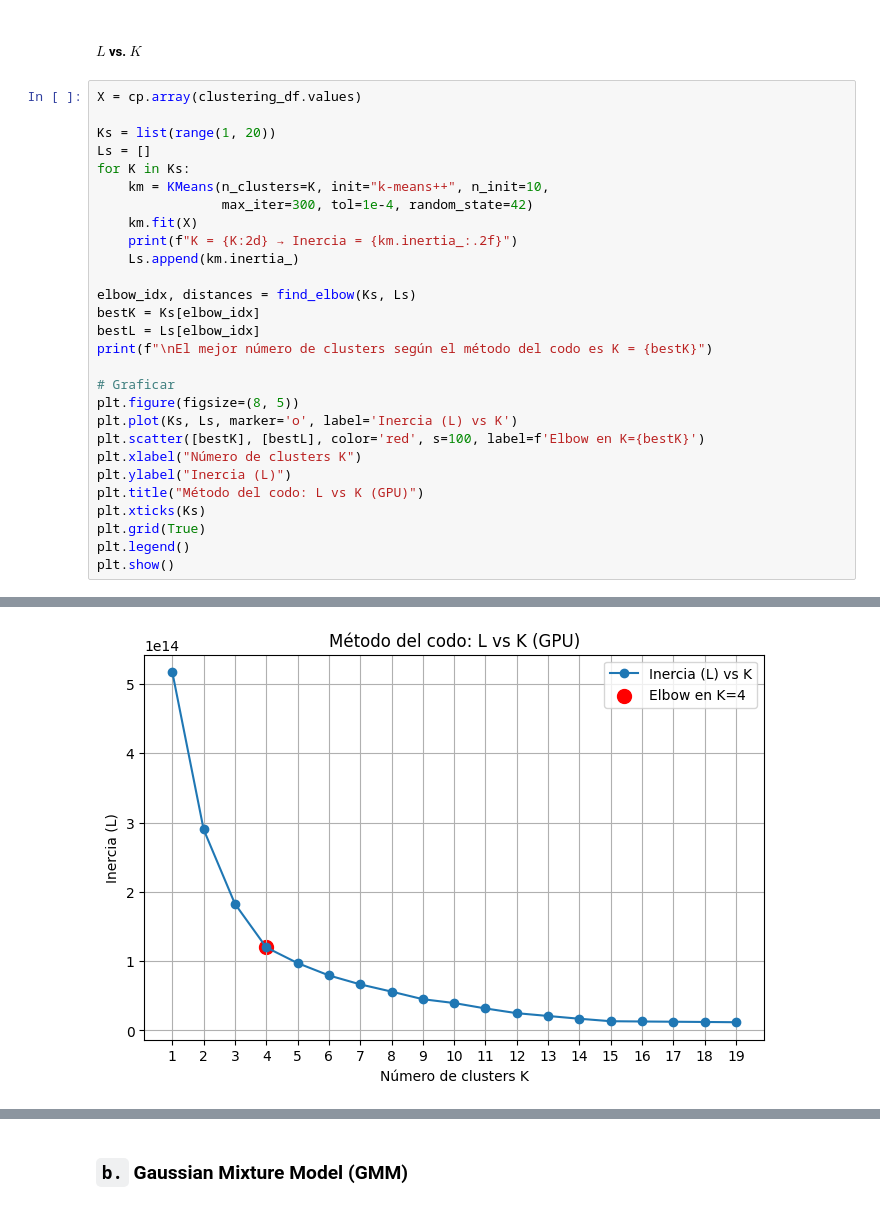
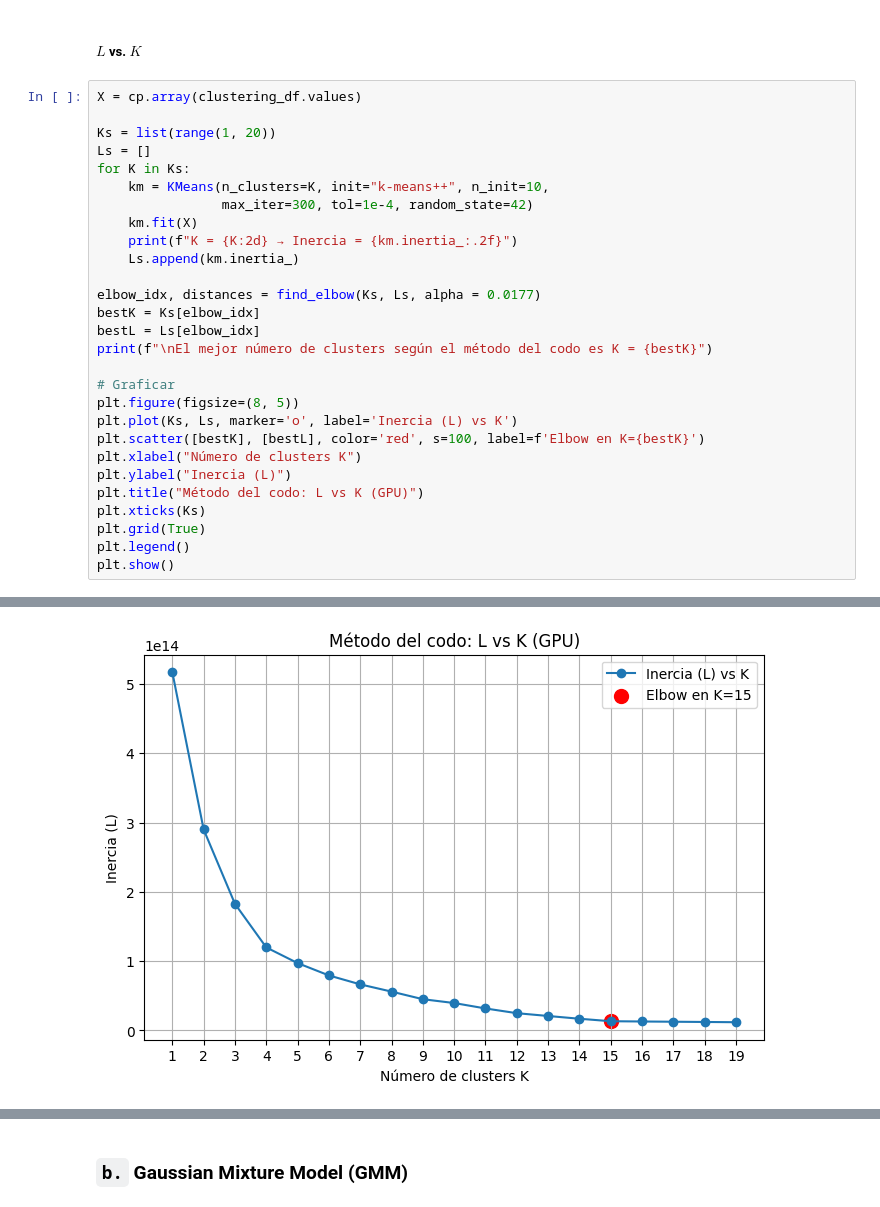
Before and after one commit to anatissera/Machine-Learning-Deep-Learning, a Jupyter notebook: Tissera_AnaPaula_TP4/Tissera_AnaPaula_Notebook_TP4.ipynb, the cells around one changed output, grey strips where cells are left out. Drawn from its saved outputs; the diff is of its cells as text.

```diff
--- a/Tissera_AnaPaula_TP4/Tissera_AnaPaula_Notebook_TP4.ipynb
+++ b/Tissera_AnaPaula_TP4/Tissera_AnaPaula_Notebook_TP4.ipynb
@@ -72,7 +96,7 @@ for K in Ks:
     print(f"K = {K:2d} → Inercia = {km.inertia_:.2f}")
     Ls.append(km.inertia_)
 
-elbow_idx, distances = find_elbow(Ks, Ls)
+elbow_idx, distances = find_elbow(Ks, Ls, alpha = 0.0177)
 bestK = Ks[elbow_idx]
 bestL = Ls[elbow_idx]
 print(f"\nEl mejor número de clusters según el método del codo es K = {bestK}")
@@ -109,2 +133,2 @@ El mejor número de clusters según el método del codo es K = 4
-[figure, old version]
+[figure, new version]
 # %%
```
Also changed, not shown: parts of 15 cells of this notebook, 1 other file.
